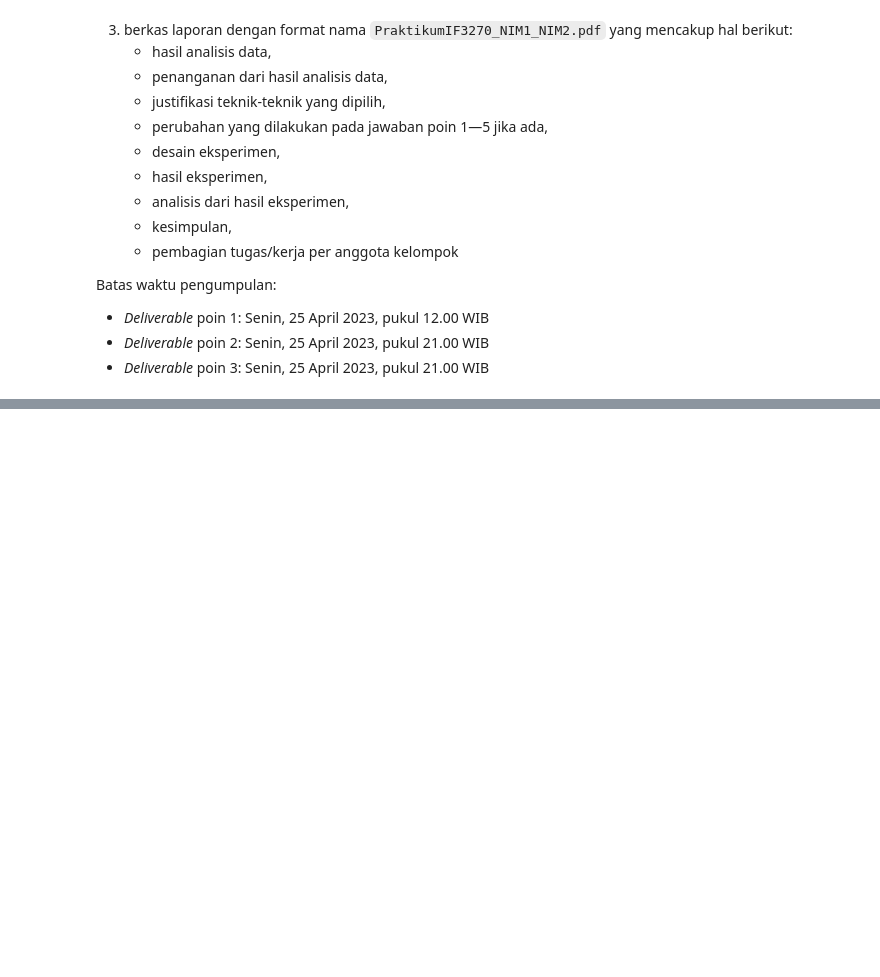
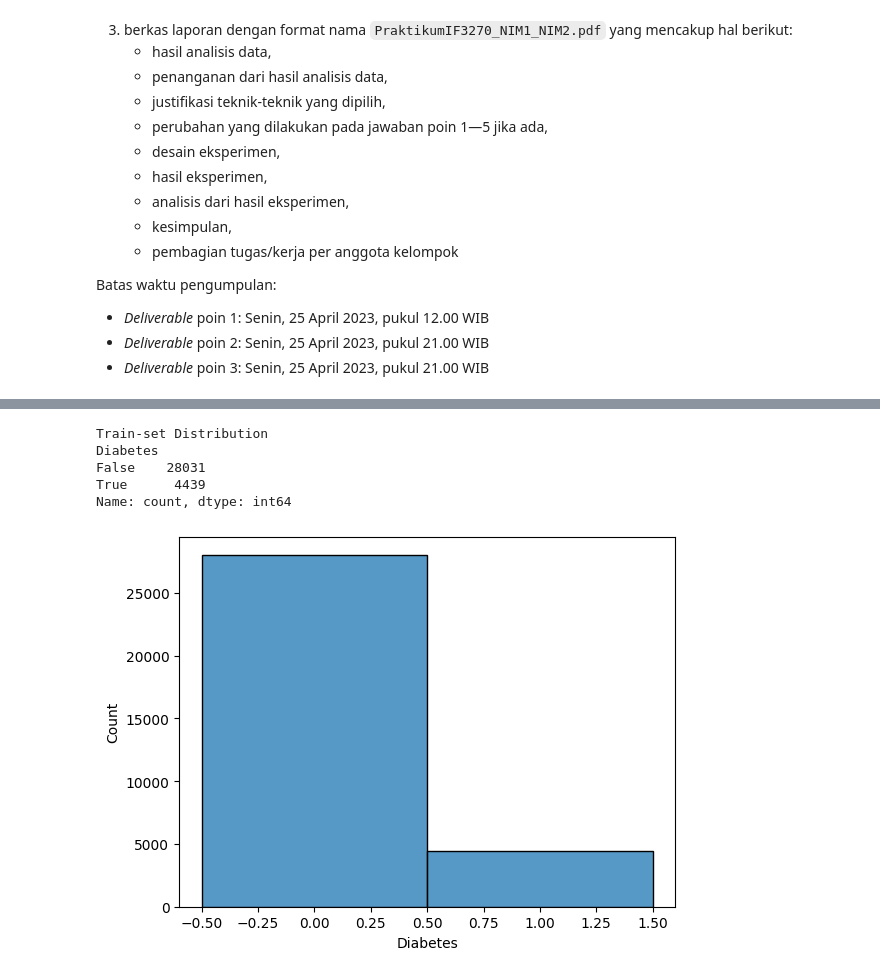
Before and after one commit to ashnchiquita/if3270-praktikum-ml, a Jupyter notebook: PraktikumIF3270_M1_13521129_13521149.ipynb, the cells around one changed output, grey strips where cells are left out. Cells and saved outputs as stored; diff of their text form; code cells hidden in the pictures; blank space fills up the shorter version.

```diff
--- a/PraktikumIF3270_M1_13521129_13521149.ipynb
+++ b/PraktikumIF3270_M1_13521129_13521149.ipynb
@@ -100,0 +263,15 @@ Batas waktu pengumpulan:
+# %%
+def check_balance_of_data(df, title):
+  print(f"{title} Distribution")
+  print(df["Diabetes"].value_counts())
+
+  sns.histplot(df["Diabetes"], discrete=True)
+# %%
+check_balance_of_data(df_train, "Train-set")
+# %% [output]
+Train-set Distribution
+Diabetes
+False    28031
+True      4439
+Name: count, dtype: int64
+[figure, added]
```
Also changed, not shown: parts of 17 cells of this notebook, 1 other file.
